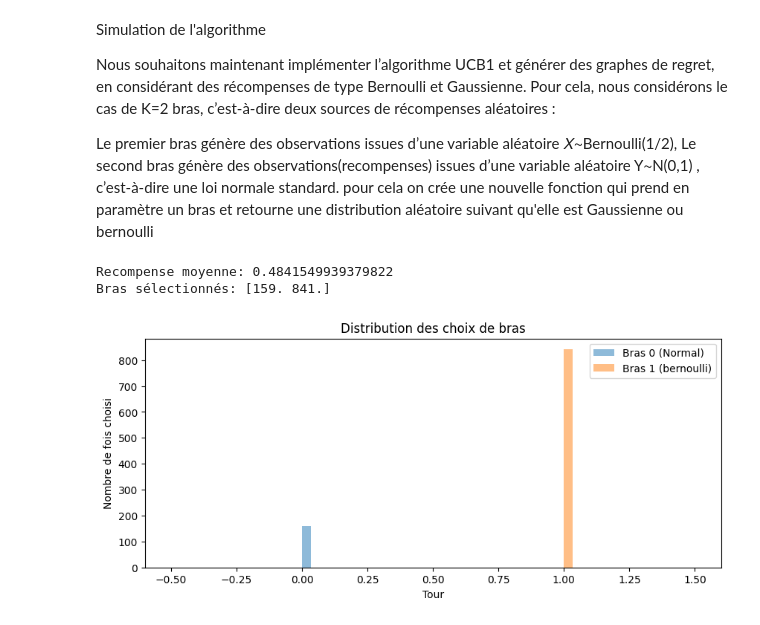
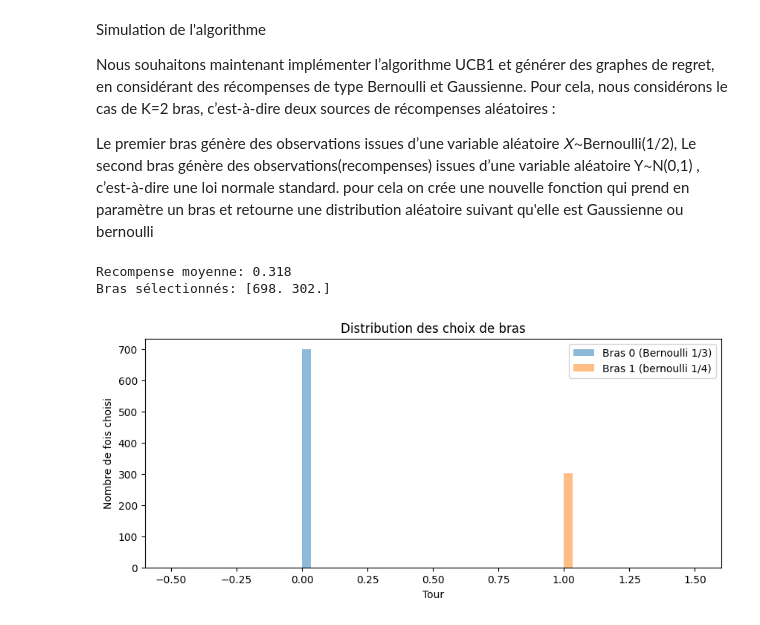
Before and after one commit to Dkdunand/Reinforcement-learning-Multi-armed-Bandits, a Jupyter notebook: Impletation UCB 1.ipynb, the cells around one changed output. Cells and saved outputs as stored; diff of their text form; code cells hidden in the pictures.

```diff
--- a/Impletation UCB 1.ipynb
+++ b/Impletation UCB 1.ipynb
@@ -49,56 +49,57 @@ import matplotlib.pyplot as plt
 
 def distribution_reward(arm):
         if arm == 0:
-            reward = np.random.normal(loc=0, scale=1.0) # pour la distibution normale centrée et reduite
+            reward = np.random.binomial(1, 1/3) # une bernoulli
         elif arm == 1:
-            reward = np.random.binomial(1, 0.5) # une bernoulli est une binomial 1
+            reward = np.random.binomial(1, 1/4) # une bernoulli est une binomial 1
         else:
             raise ValueError(f"Arm {arm} invalide. Il faut arm == 0 ou 1.")
-        return np.clip(reward, 0, 1) # pour forcer les distributions entre [0,1]
+        return reward
 
 
 n_rounds = 1000
 algo = UCB1(n_arms=2)
 rewards = []
 chosen_arms = []
 # Espérances des bras (estimées théoriquement)
-expected_rewards = [0.5, 0.5]  # pour normal(0,1) tronquée et Bernoulli(0.5), approx.
-best_arm_mean = max(expected_rewards)
-regret = []
-
+mu = [1/3, 1/4]
+mu_star = max(mu)
+regrets = []
+regrets_tru = []
 cumulative_reward = 0
-
+counts = np.zeros(2)
 #simulation
-for _ in range(n_rounds):
+for t in range(1, n_rounds+1):
     arm = algo.select_arm()
     reward = distribution_reward(arm)
     algo.update(arm, reward)
     rewards.append(reward)
     chosen_arms.append(arm)
     cumulative_reward += reward
-
+    counts =+ 1
 
     # Regret cumulé à t
-    r_t = _ * best_arm_mean - cumulative_reward
-    regret.append(r_t)
-
+    estimated_regret = mu_star * t - cumulative_reward #counts
+    regrets.append(estimated_regret)
+    tru_regret = mu_star * t - np.dot(mu, counts)
+    regrets_tru.append(tru_regret)
 # on montre les resultats
 
 print("Recompense moyenne:", np.mean(rewards))
 print("Bras sélectionnés:", algo.counts)
 
 
 
 # Visualisation
 plt.figure(figsize=(10,4))
-plt.hist([a for i, a in enumerate(chosen_arms) if a == 0], bins=30, alpha=0.5, label="Bras 0 (Normal)")
-plt.hist([a for i, a in enumerate(chosen_arms) if a == 1], bins=30, alpha=0.5, label="Bras 1 (bernoulli)")
+plt.hist([a for i, a in enumerate(chosen_arms) if a == 0], bins=30, alpha=0.5, label="Bras 0 (Bernoulli 1/3)")
+plt.hist([a for i, a in enumerate(chosen_arms) if a == 1], bins=30, alpha=0.5, label="Bras 1 (bernoulli 1/4)")
 plt.legend()
 plt.title("Distribution des choix de bras")
 plt.xlabel("Tour")
 plt.ylabel("Nombre de fois choisi")
 plt.show()
 # %% [output]
-Recompense moyenne: 0.4841549939379822
-Bras sélectionnés: [159. 841.]
+Recompense moyenne: 0.318
+Bras sélectionnés: [698. 302.]
-[figure, old version]
+[figure, new version]
```
Also changed, not shown: parts of 3 cells of this notebook.
